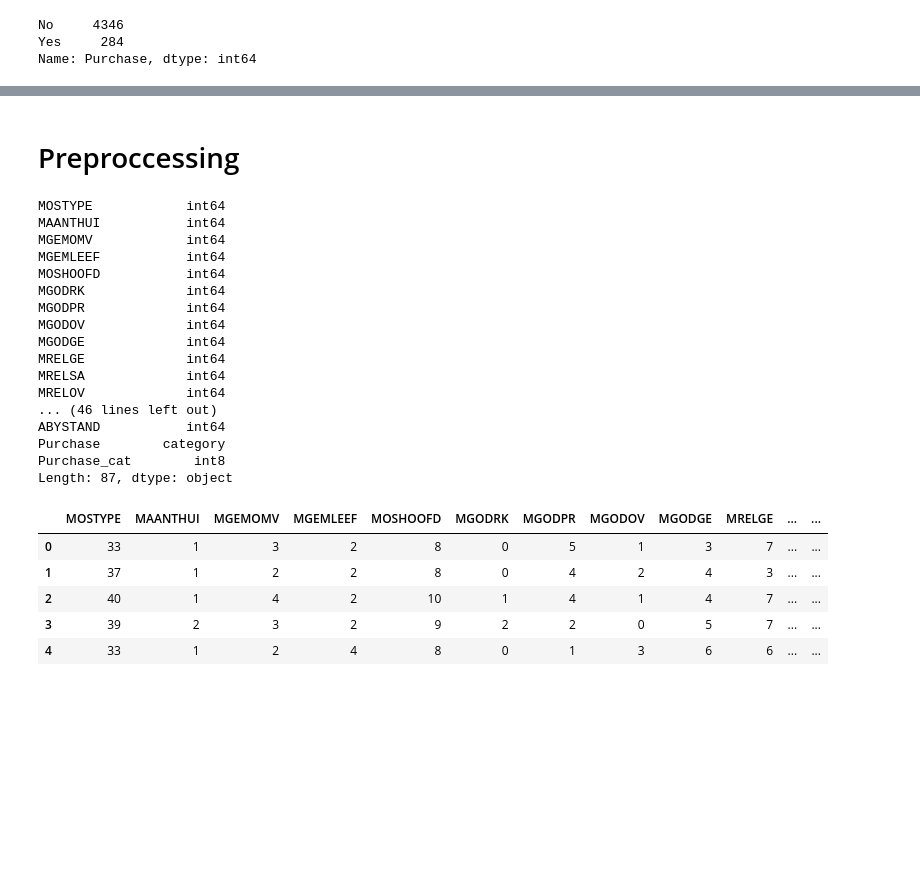
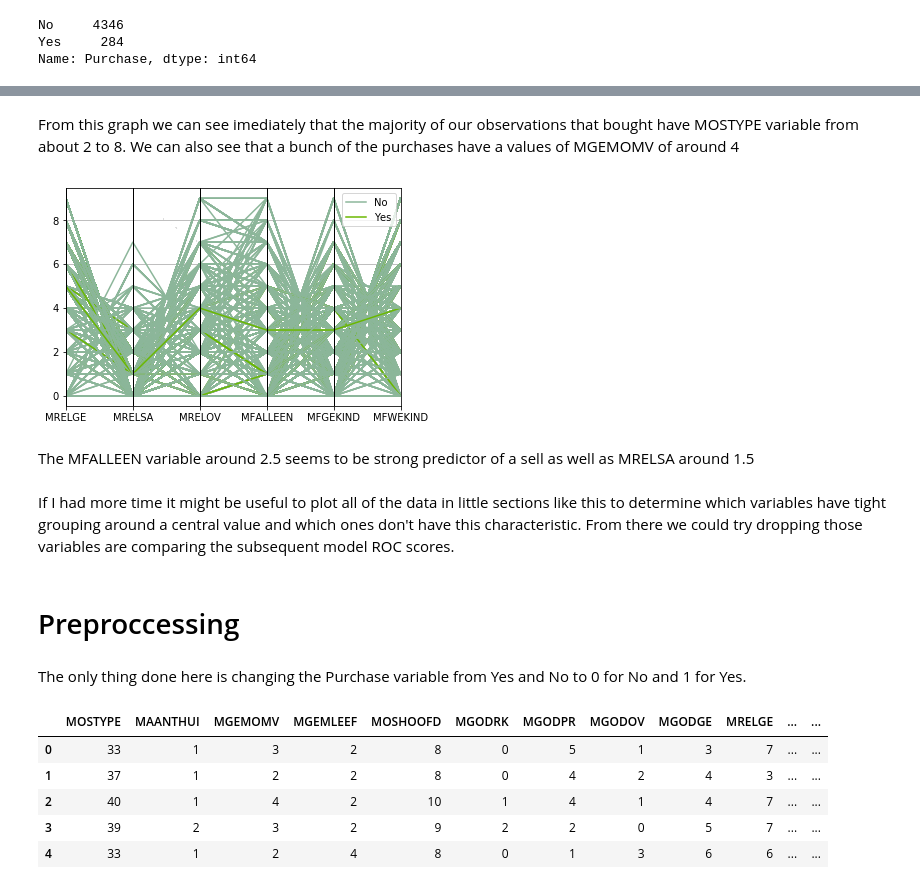
Before and after one commit to Gavin-Whitesitt/Project-1, a Jupyter notebook: Problem #3.ipynb, the cells around one changed output, grey strips where cells are left out. Cells and saved outputs as stored; diff of their text form; code cells hidden in the pictures; blank space fills up the shorter version.

```diff
--- a/Problem #3.ipynb
+++ b/Problem #3.ipynb
@@ -50,29 +71,30 @@ Name: Purchase, dtype: int64
+# %% [markdown]
+From this graph we can see imediately that the majority of our observations that bought have MOSTYPE variable from about 2 to 8. We can also see that a bunch of the purchases have a values of MGEMOMV of around 4
+# %%
+plt.figure()
+
+pd.tools.plotting.parallel_coordinates(
+    Caravan[[u'MRELGE', u'MRELSA',
+       u'MRELOV', u'MFALLEEN', u'MFGEKIND', u'MFWEKIND',u'Purchase']],
+    'Purchase')
+
+
+plt.show()
+# %% [output]
+[figure, added]
+# %% [markdown]
+The MFALLEEN variable around 2.5 seems to be strong predictor of a sell as well as MRELSA around 1.5
+# %% [markdown]
+If I had more time it might be useful to plot all of the data in little sections like this to determine which variables have tight grouping around a central value and which ones don't have this characteristic. From there we could try dropping those variables are comparing the subsequent model ROC scores.
 # %% [markdown]
 # Preproccessing
+# %% [markdown]
+The only thing done here is changing the Purchase variable from Yes and No to 0 for No and 1 for Yes.
 # %%
 ##changing column Purchase from class Purchase to class category
 Caravan["Purchase"] = Caravan["Purchase"].astype('category')
 ##assign the encoded variables to new column
 Caravan["Purchase_cat"] = Caravan["Purchase"].cat.codes
-Caravan.dtypes
-# %% [output]
-MOSTYPE            int64
-MAANTHUI           int64
-MGEMOMV            int64
-MGEMLEEF           int64
-MOSHOOFD           int64
-MGODRK             int64
-MGODPR             int64
-MGODOV             int64
-MGODGE             int64
-MRELGE             int64
-MRELSA             int64
-MRELOV             int64
-... (46 lines left out)
-ABYSTAND           int64
-Purchase        category
-Purchase_cat        int8
-Length: 87, dtype: object
 # %%
 Caravan = Caravan.select_dtypes(include=['int8','int64']).copy()
 # %%
```
Also changed, not shown: parts of 10 cells of this notebook, 1 other file.
